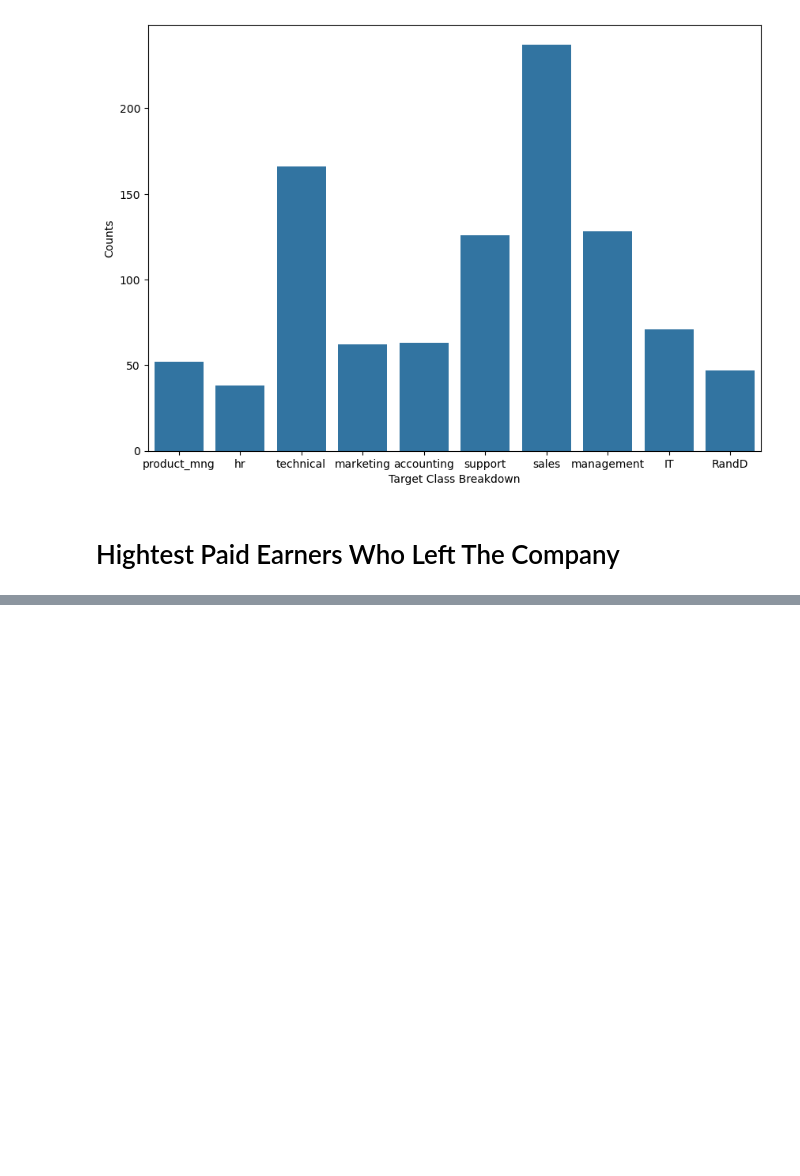
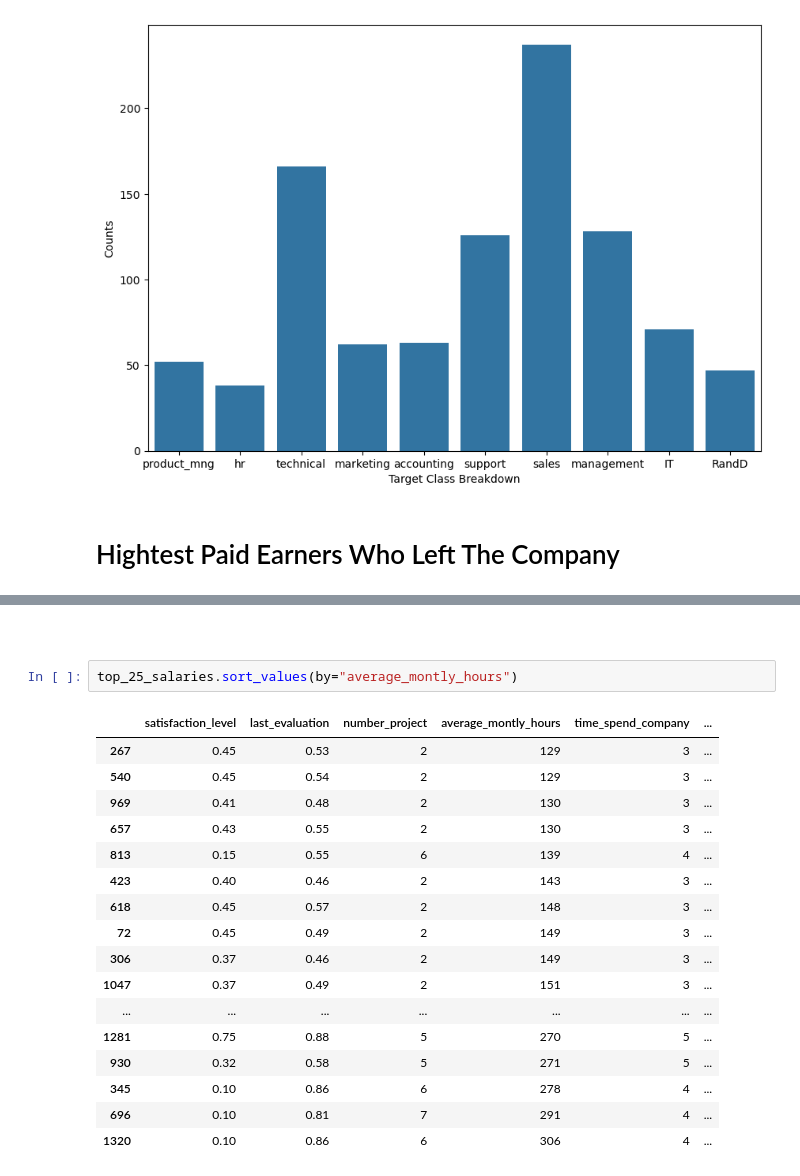
Before and after one commit to MaukanMir/HR-Capstone-Analysis, a Jupyter notebook: training.ipynb, the cells around one changed output, grey strips where cells are left out. Saved outputs shown, nothing was run; the diff lists cells and outputs as text; blank space fills up the shorter version.

```diff
--- a/training.ipynb
+++ b/training.ipynb
@@ -252,0 +270,22 @@ highest_paid
+# %% [markdown]
+#
+# %%
+top_25_salaries.sort_values(by="average_montly_hours")
+# %% [output]
+|  | satisfaction_level | last_evaluation | number_project | average_montly_hours | time_spend_company | ... |
+| 267 | 0.45 | 0.53 | 2 | 129 | 3 | ... |
+| 540 | 0.45 | 0.54 | 2 | 129 | 3 | ... |
+| 969 | 0.41 | 0.48 | 2 | 130 | 3 | ... |
+| 657 | 0.43 | 0.55 | 2 | 130 | 3 | ... |
+| 813 | 0.15 | 0.55 | 6 | 139 | 4 | ... |
+| 423 | 0.40 | 0.46 | 2 | 143 | 3 | ... |
+| 618 | 0.45 | 0.57 | 2 | 148 | 3 | ... |
+| 72 | 0.45 | 0.49 | 2 | 149 | 3 | ... |
+| 306 | 0.37 | 0.46 | 2 | 149 | 3 | ... |
+| 1047 | 0.37 | 0.49 | 2 | 151 | 3 | ... |
+| ... | ... | ... | ... | ... | ... | ... |
+| 1281 | 0.75 | 0.88 | 5 | 270 | 5 | ... |
+| 930 | 0.32 | 0.58 | 5 | 271 | 5 | ... |
+| 345 | 0.10 | 0.86 | 6 | 278 | 4 | ... |
+| 696 | 0.10 | 0.81 | 7 | 291 | 4 | ... |
+| 1320 | 0.10 | 0.86 | 6 | 306 | 4 | ... |
```
Also changed, not shown: parts of 5 cells of this notebook.
